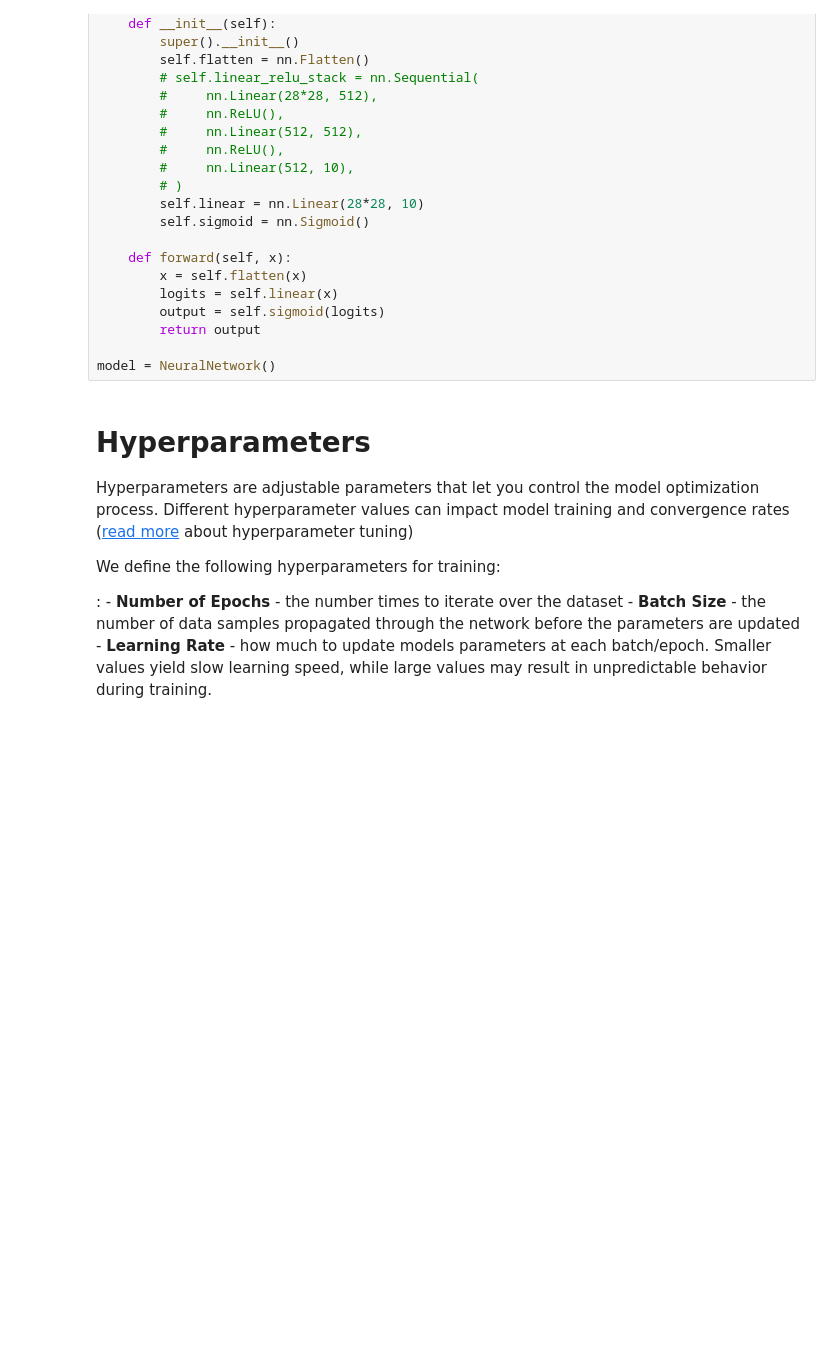
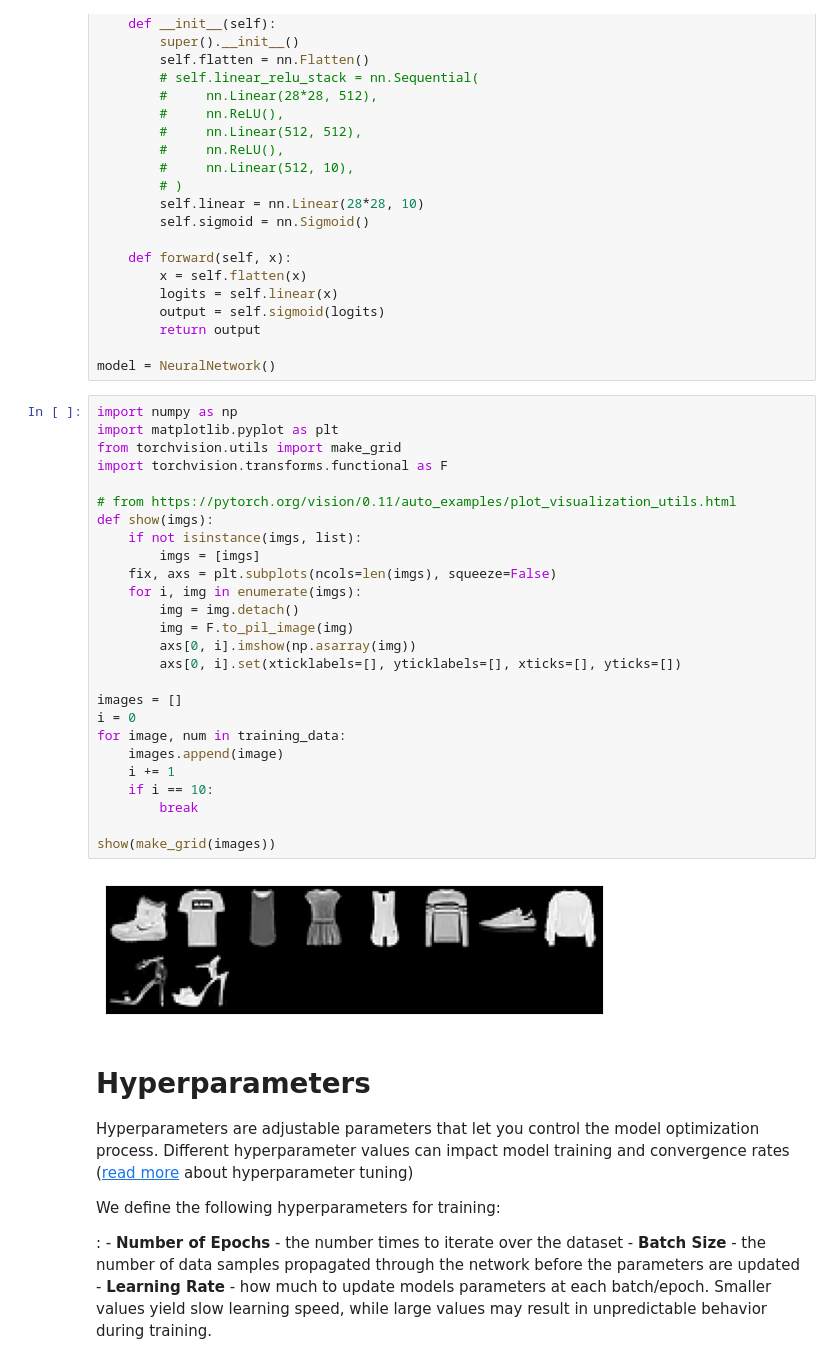
Before and after one commit to Rolodophone/ml-labs, a Jupyter notebook: lab2/optimization_tutorial.ipynb, the cells around one changed output. Saved outputs shown, nothing was run; the diff lists cells and outputs as text; blank space fills up the shorter version.

```diff
--- a/lab2/optimization_tutorial.ipynb
+++ b/lab2/optimization_tutorial.ipynb
@@ -76,6 +76,34 @@ class NeuralNetwork(nn.Module):
         return output
 
 model = NeuralNetwork()
+# %%
+import numpy as np
+import matplotlib.pyplot as plt
+from torchvision.utils import make_grid
+import torchvision.transforms.functional as F
+
+# from https://pytorch.org/vision/0.11/auto_examples/plot_visualization_utils.html
+def show(imgs):
+    if not isinstance(imgs, list):
+        imgs = [imgs]
+    fix, axs = plt.subplots(ncols=len(imgs), squeeze=False)
+    for i, img in enumerate(imgs):
+        img = img.detach()
+        img = F.to_pil_image(img)
+        axs[0, i].imshow(np.asarray(img))
+        axs[0, i].set(xticklabels=[], yticklabels=[], xticks=[], yticks=[])
+
+images = []
+i = 0
+for image, num in training_data:
+    images.append(image)
+    i += 1
+    if i == 10:
+        break
+
+show(make_grid(images))
+# %% [output]
+[figure, added]
 # %% [markdown]
 Hyperparameters
 ===============
```
Also changed, not shown: 2 other files.
